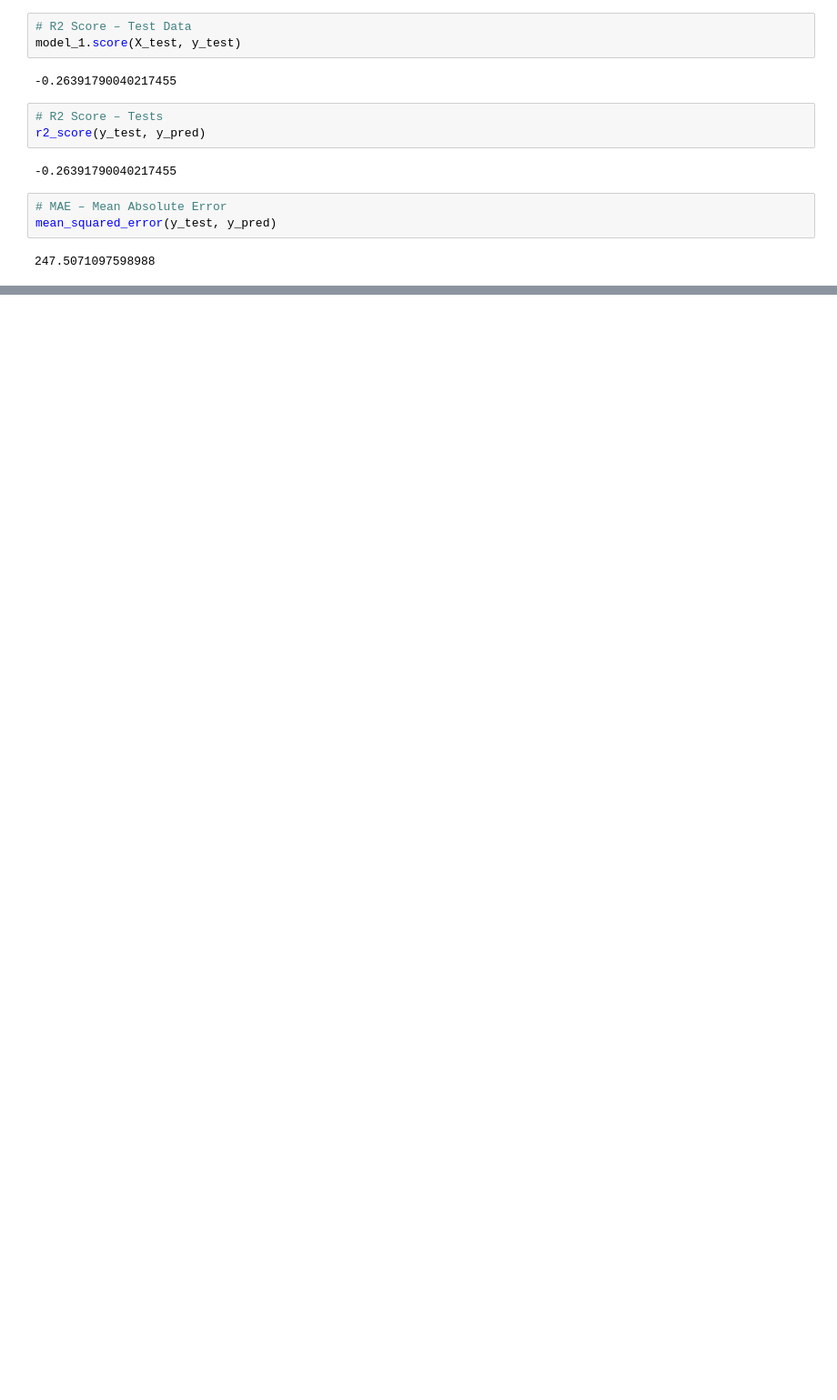
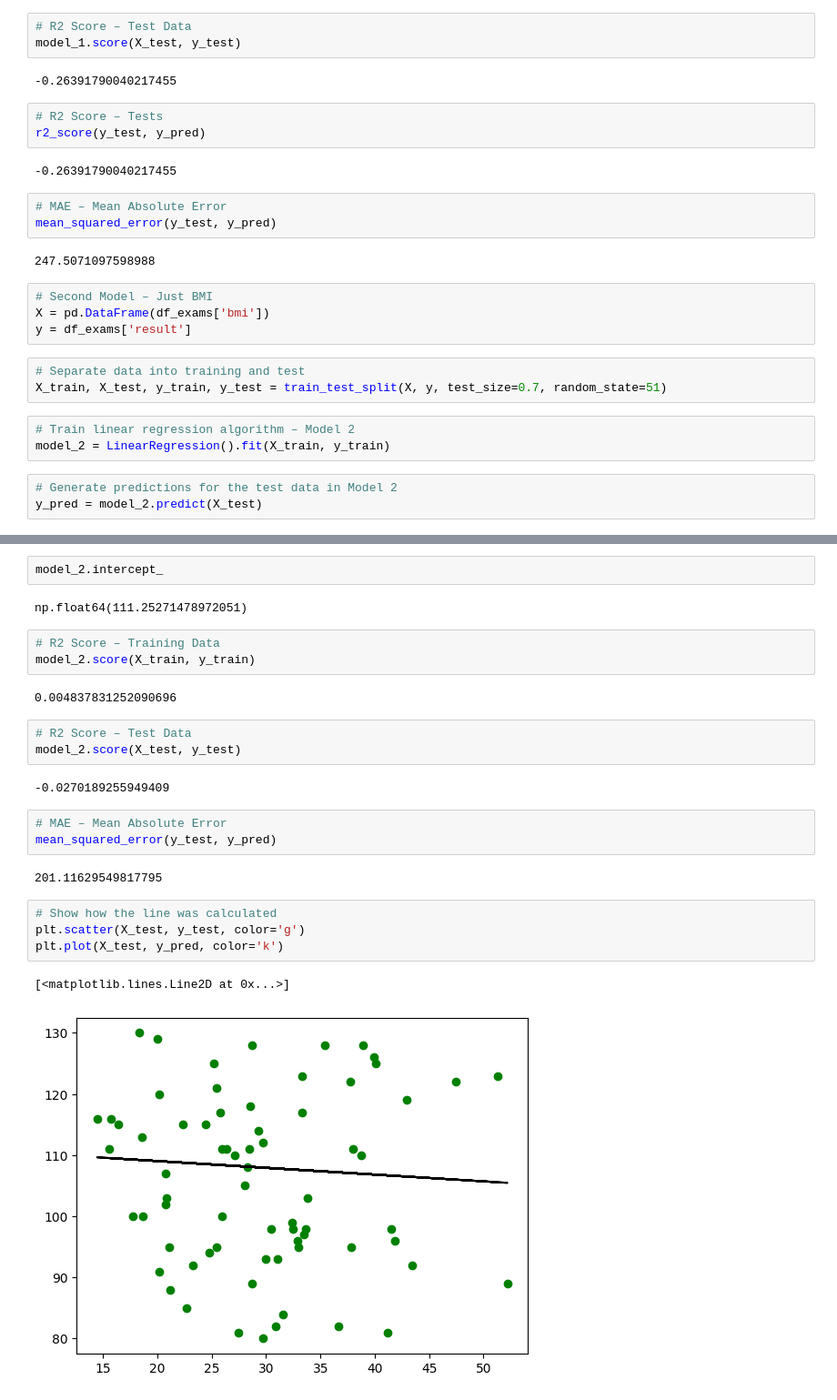
Before and after one commit to arthurrios/diabetes_model, a Jupyter notebook: diabetes_model.ipynb, the cells around one changed output, grey strips where cells are left out. Shown at 91% size. Drawn from its saved outputs; the diff is of its cells as text; blank space fills up the shorter version.

Commit message:
feat: train second model and show metrics

```diff
--- a/diabetes_model.ipynb
+++ b/diabetes_model.ipynb
@@ -202,3 +202,16 @@ r2_score(y_test, y_pred)
 mean_squared_error(y_test, y_pred)
 # %% [output]
 247.5071097598988
+# %%
+# Second Model – Just BMI
+X = pd.DataFrame(df_exams['bmi'])
+y = df_exams['result']
+# %%
+# Separate data into training and test
+X_train, X_test, y_train, y_test = train_test_split(X, y, test_size=0.7, random_state=51)
+# %%
+# Train linear regression algorithm – Model 2
+model_2 = LinearRegression().fit(X_train, y_train)
+# %%
+# Generate predictions for the test data in Model 2
+y_pred = model_2.predict(X_test)
@@ -204,0 +222,26 @@ mean_squared_error(y_test, y_pred)
+# %%
+model_2.intercept_
+# %% [output]
+np.float64(111.25271478972051)
+# %%
+# R2 Score – Training Data
+model_2.score(X_train, y_train)
+# %% [output]
+0.004837831252090696
+# %%
+# R2 Score – Test Data
+model_2.score(X_test, y_test)
+# %% [output]
+-0.0270189255949409
+# %%
+# MAE – Mean Absolute Error
+mean_squared_error(y_test, y_pred)
+# %% [output]
+201.11629549817795
+# %%
+# Show how the line was calculated
+plt.scatter(X_test, y_test, color='g')
+plt.plot(X_test, y_pred, color='k')
+# %% [output]
+[<matplotlib.lines.Line2D at 0x...>]
+[figure, added]
```
Also changed, not shown: parts of 1 cell of this notebook.
